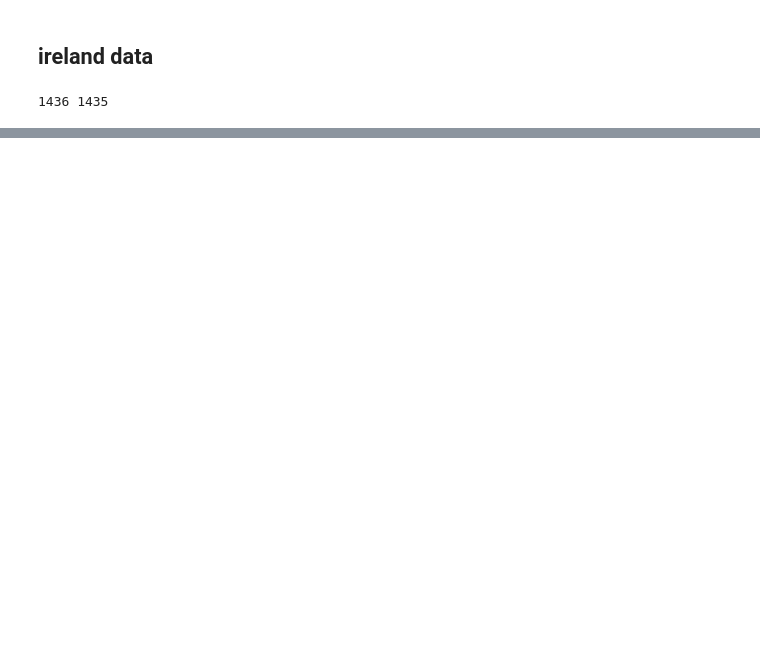
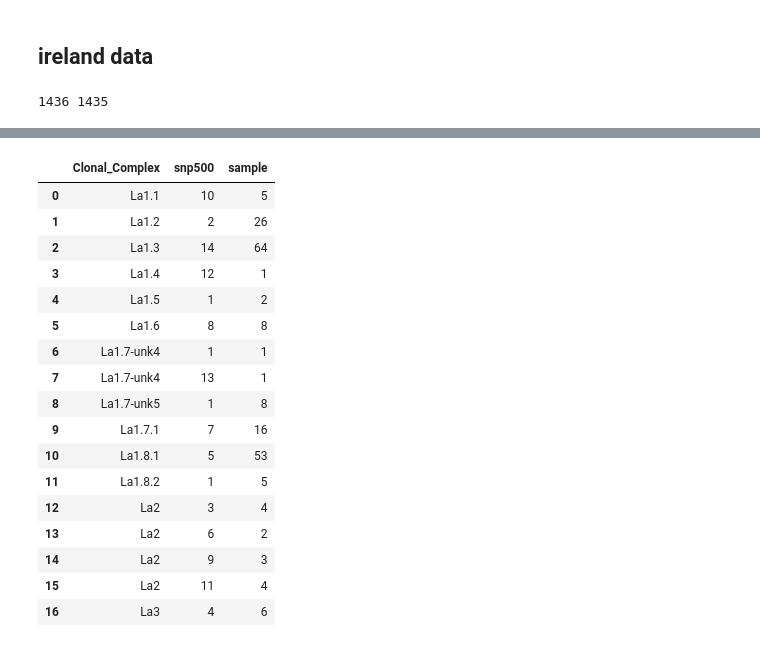
Before and after one commit to dmnfarrell/snipgenie, a Jupyter notebook: notebooks/clustering.ipynb, the cells around one changed output, grey strips where cells are left out. Drawn from its saved outputs; the diff is of its cells as text; code cells hidden in the pictures; blank space fills up the shorter version.

```diff
--- a/notebooks/clustering.ipynb
+++ b/notebooks/clustering.ipynb
@@ -234,0 +257,22 @@ stire
+# %%
+#combmeta[['Clonal_Complex','snp500']].dropna().drop_duplicates().sort_values('Clonal_Complex')
+combmeta.groupby(['Clonal_Complex','snp500'])['sample'].count().reset_index()
+# %% [output]
+|  | Clonal_Complex | snp500 | sample |
+| 0 | La1.1 | 10 | 5 |
+| 1 | La1.2 | 2 | 26 |
+| 2 | La1.3 | 14 | 64 |
+| 3 | La1.4 | 12 | 1 |
+| 4 | La1.5 | 1 | 2 |
+| 5 | La1.6 | 8 | 8 |
+| 6 | La1.7-unk4 | 1 | 1 |
+| 7 | La1.7-unk4 | 13 | 1 |
+| 8 | La1.7-unk5 | 1 | 8 |
+| 9 | La1.7.1 | 7 | 16 |
+| 10 | La1.8.1 | 5 | 53 |
+| 11 | La1.8.2 | 1 | 5 |
+| 12 | La2 | 3 | 4 |
+| 13 | La2 | 6 | 2 |
+| 14 | La2 | 9 | 3 |
+| 15 | La2 | 11 | 4 |
+| 16 | La3 | 4 | 6 |
```
Also changed, not shown: parts of 21 cells of this notebook, 11 other files.
